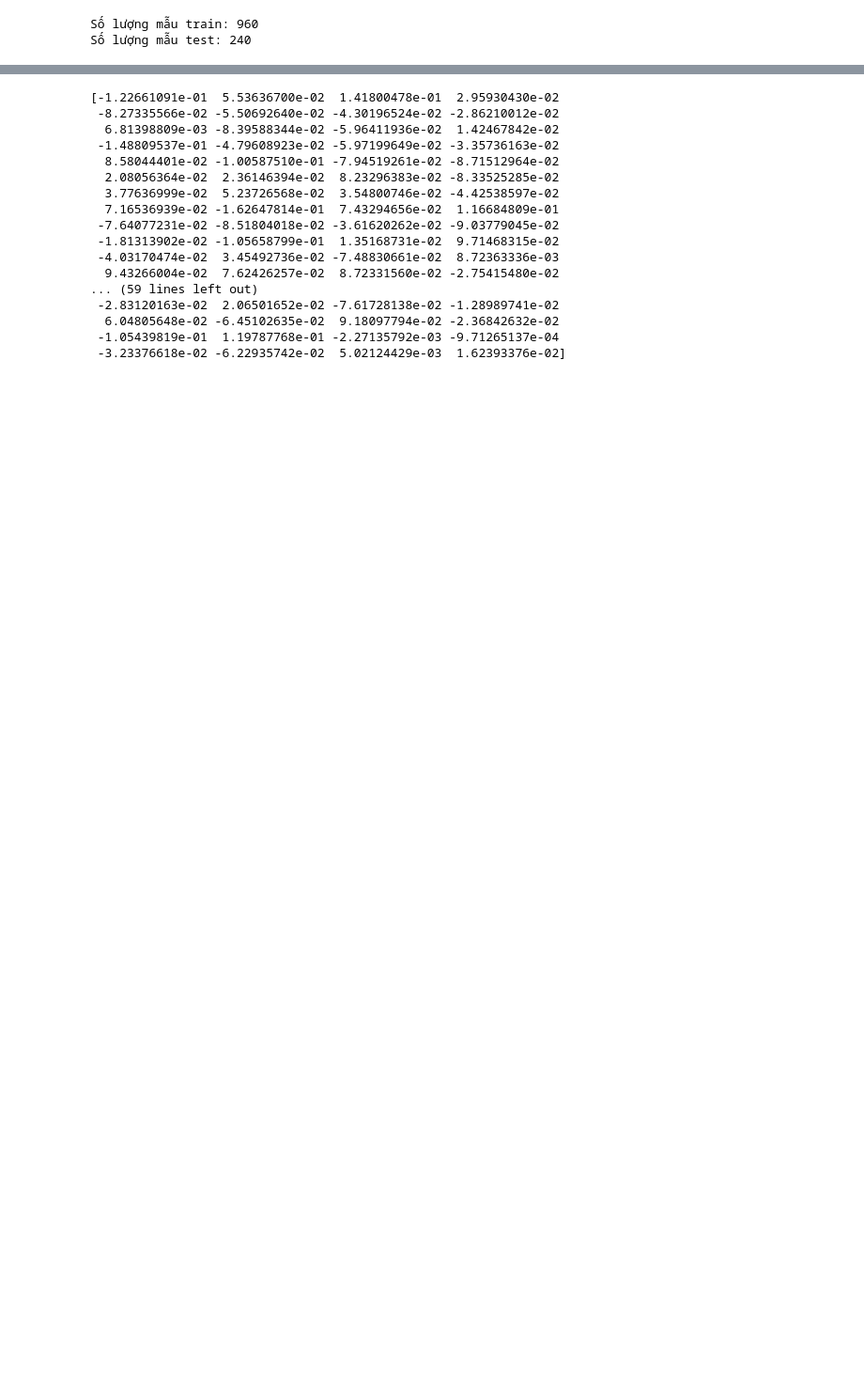
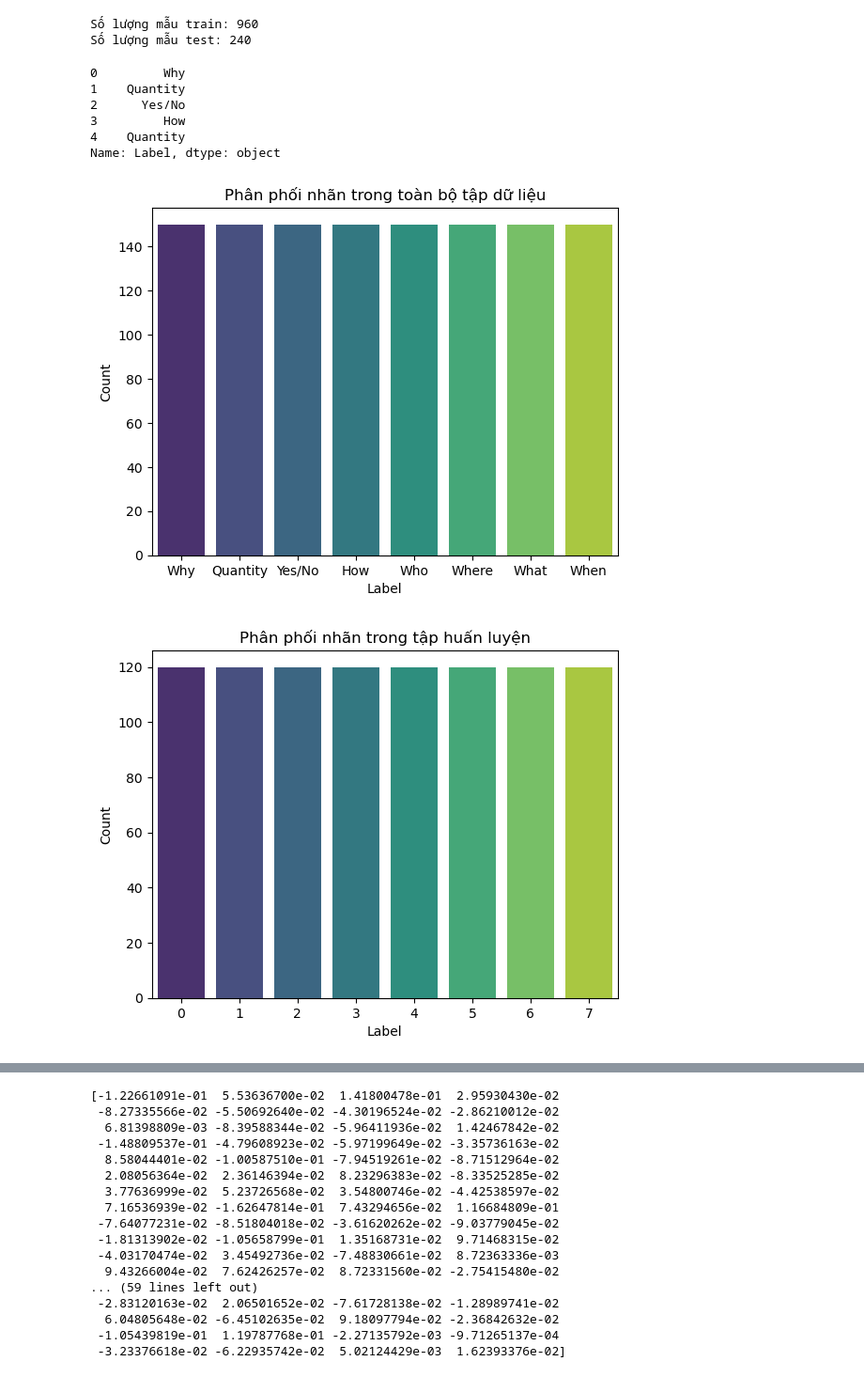
Before and after one commit to bnabnubne/Question-Classification, a Jupyter notebook: lstm.ipynb, the cells around one changed output, grey strips where cells are left out. Shown: that part at 94% size. Drawn from its saved outputs; the diff is of its cells as text; code cells hidden in the pictures; blank space fills up the shorter version.

```diff
--- a/lstm.ipynb
+++ b/lstm.ipynb
@@ -1 +27,9 @@
+# %%
+from underthesea import word_tokenize
+def preprocess_text(text):
+    text = word_tokenize(text, format="text")  # Tách từ tiếng Việt
+    text = text.lower()  # Chuyển về chữ thường
+    return text
+
+data['Question'] = data['Question'].apply(preprocess_text)
 # %%
@@ -25,3 +49,32 @@ print("Số lượng mẫu test:", len(X_test))
 # %% [output]
 Số lượng mẫu train: 960
 Số lượng mẫu test: 240
+# %%
+print(data['Label'].head())  # Kiểm tra định dạng của cột `Label`
+# %% [output]
+0         Why
+1    Quantity
+2      Yes/No
+3         How
+4    Quantity
+Name: Label, dtype: object
+# %%
+# 6. Vẽ biểu đồ phân phối nhãn
+def plot_label_distribution(labels, title):
+    sns.countplot(x=labels, palette="viridis")
+    plt.title(title)
+    plt.xlabel("Label")
+    plt.ylabel("Count")
+    plt.show()
+
+# Phân phối nhãn trong toàn bộ dữ liệu
+plot_label_distribution(data['Label'], "Phân phối nhãn trong toàn bộ tập dữ liệu")
+
+# Phân phối nhãn trong tập huấn luyện
+plot_label_distribution(y_train, "Phân phối nhãn trong tập huấn luyện")
+
+# Phân phối nhãn trong tập kiểm tra
+plot_label_distribution(y_test, "Phân phối nhãn trong tập kiểm tra")
+# %% [output]
+[figure, added]
+[figure, added]
```
Also changed, not shown: parts of 13 cells of this notebook, 3 other files.
